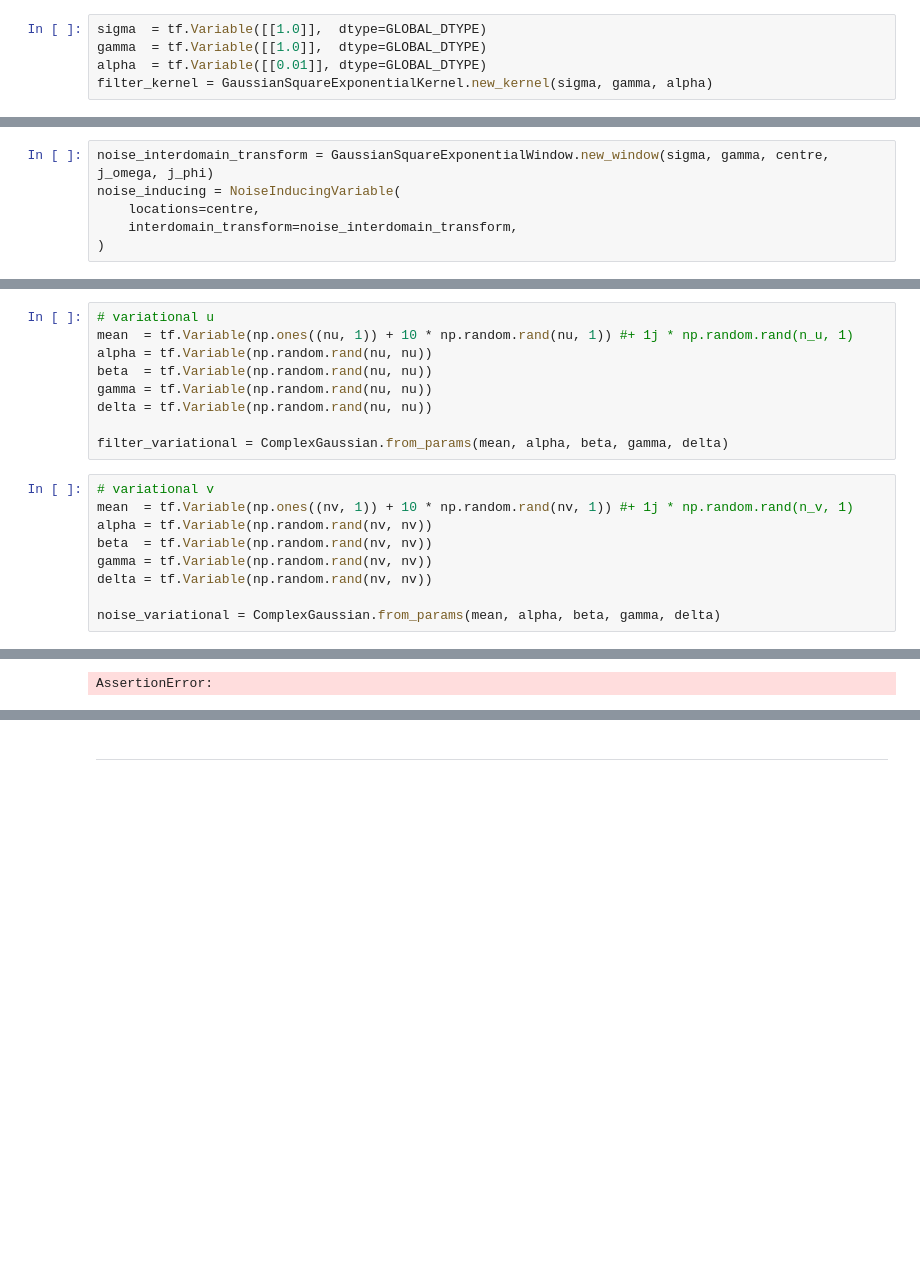
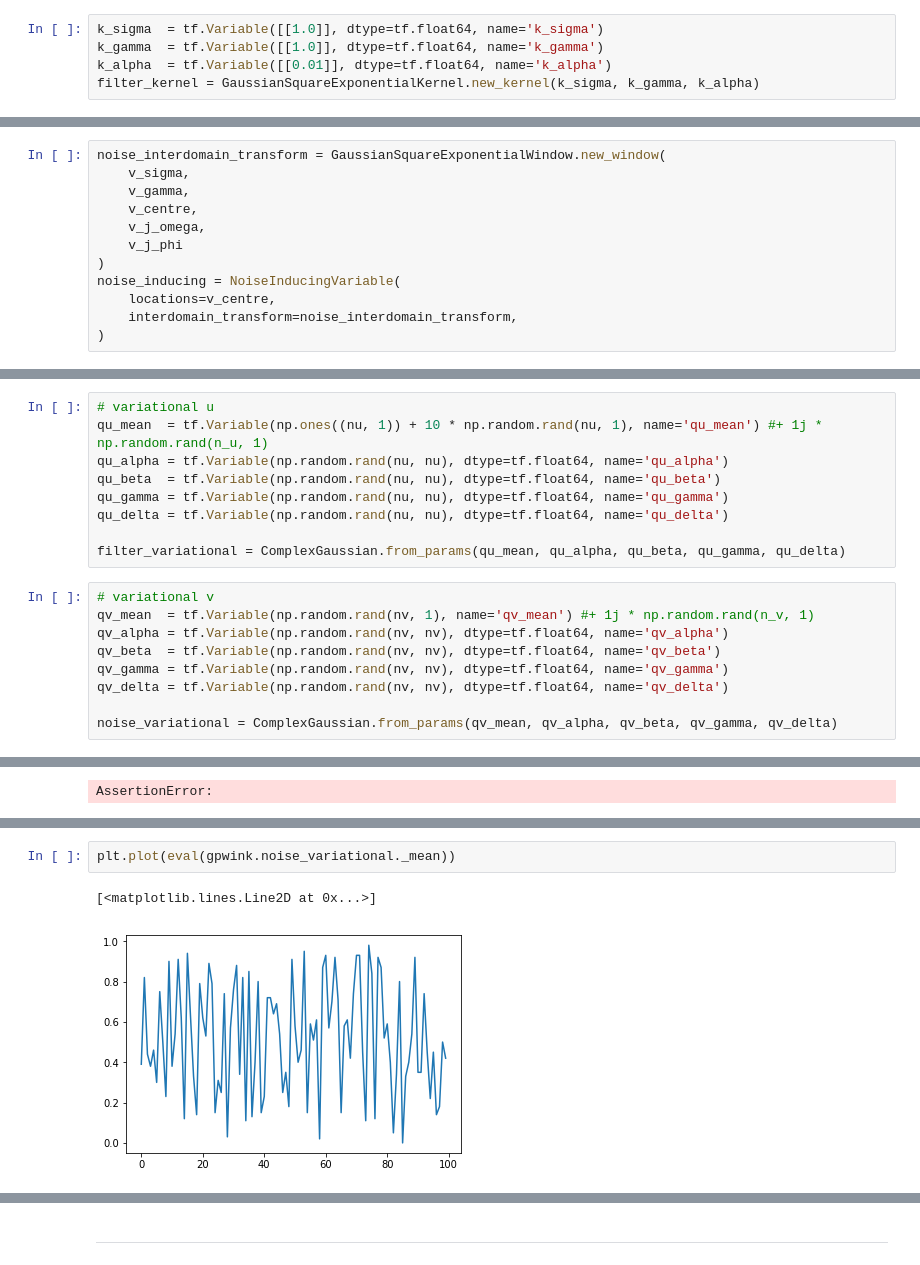
Before and after one commit to Canas/gpwink, a Jupyter notebook: examples/gpwink_elbo_calculation.ipynb, the cells around one changed output, grey strips where cells are left out. Saved outputs shown, nothing was run; the diff lists cells and outputs as text; blank space fills up the shorter version.

```diff
--- a/examples/gpwink_elbo_calculation.ipynb
+++ b/examples/gpwink_elbo_calculation.ipynb
@@ -50,10 +83,10 @@ nv = 10
 # %% [markdown]
 Build filter kernel
 # %%
-sigma  = tf.Variable([[1.0]],  dtype=GLOBAL_DTYPE)
-gamma  = tf.Variable([[1.0]],  dtype=GLOBAL_DTYPE)
-alpha  = tf.Variable([[0.01]], dtype=GLOBAL_DTYPE)
-filter_kernel = GaussianSquareExponentialKernel.new_kernel(sigma, gamma, alpha)
+k_sigma  = tf.Variable([[1.0]], dtype=tf.float64, name='k_sigma')
+k_gamma  = tf.Variable([[1.0]], dtype=tf.float64, name='k_gamma')
+k_alpha  = tf.Variable([[0.01]], dtype=tf.float64, name='k_alpha')
+filter_kernel = GaussianSquareExponentialKernel.new_kernel(k_sigma, k_gamma, k_alpha)
 # %% [markdown]
 Build interdomain inducing variables
 # %%
@@ -84,29 +123,35 @@ j_phi   = tf.Variable(tf.ones((nv, 1)))
 # %%
-noise_interdomain_transform = GaussianSquareExponentialWindow.new_window(sigma, gamma, centre, j_omega, j_phi)
+noise_interdomain_transform = GaussianSquareExponentialWindow.new_window(
+    v_sigma,
+    v_gamma,
+    v_centre,
+    v_j_omega,
+    v_j_phi
+)
 noise_inducing = NoiseInducingVariable(
-    locations=centre,
+    locations=v_centre,
     interdomain_transform=noise_interdomain_transform,
 )
 # %% [markdown]
 Build Variational approximators
 # %%
 # variational u
-mean  = tf.Variable(np.ones((nu, 1)) + 10 * np.random.rand(nu, 1)) #+ 1j * np.random.rand(n_u, 1)
-alpha = tf.Variable(np.random.rand(nu, nu))
-beta  = tf.Variable(np.random.rand(nu, nu))
-gamma = tf.Variable(np.random.rand(nu, nu))
-delta = tf.Variable(np.random.rand(nu, nu))
+qu_mean  = tf.Variable(np.ones((nu, 1)) + 10 * np.random.rand(nu, 1), name='qu_mean') #+ 1j * np.random.rand(n_u, 1)
+qu_alpha = tf.Variable(np.random.rand(nu, nu), dtype=tf.float64, name='qu_alpha')
+qu_beta  = tf.Variable(np.random.rand(nu, nu), dtype=tf.float64, name='qu_beta')
+qu_gamma = tf.Variable(np.random.rand(nu, nu), dtype=tf.float64, name='qu_gamma')
+qu_delta = tf.Variable(np.random.rand(nu, nu), dtype=tf.float64, name='qu_delta')
 
-filter_variational = ComplexGaussian.from_params(mean, alpha, beta, gamma, delta)
+filter_variational = ComplexGaussian.from_params(qu_mean, qu_alpha, qu_beta, qu_gamma, qu_delta)
 # %%
 # variational v
-mean  = tf.Variable(np.ones((nv, 1)) + 10 * np.random.rand(nv, 1)) #+ 1j * np.random.rand(n_v, 1)
-alpha = tf.Variable(np.random.rand(nv, nv))
-beta  = tf.Variable(np.random.rand(nv, nv))
-gamma = tf.Variable(np.random.rand(nv, nv))
-delta = tf.Variable(np.random.rand(nv, nv))
+qv_mean  = tf.Variable(np.random.rand(nv, 1), name='qv_mean') #+ 1j * np.random.rand(n_v, 1)
+qv_alpha = tf.Variable(np.random.rand(nv, nv), dtype=tf.float64, name='qv_alpha')
+qv_beta  = tf.Variable(np.random.rand(nv, nv), dtype=tf.float64, name='qv_beta')
+qv_gamma = tf.Variable(np.random.rand(nv, nv), dtype=tf.float64, name='qv_gamma')
+qv_delta = tf.Variable(np.random.rand(nv, nv), dtype=tf.float64, name='qv_delta')
 
-noise_variational = ComplexGaussian.from_params(mean, alpha, beta, gamma, delta)
+noise_variational = ComplexGaussian.from_params(qv_mean, qv_alpha, qv_beta, qv_gamma, qv_delta)
 # %% [markdown]
 Create GPWiNK Object
 # %%
@@ -136,0 +207,5 @@ InvalidArgumentError: Retval[0] does not have value
+# %%
+plt.plot(eval(gpwink.noise_variational._mean))
+# %% [output]
+[<matplotlib.lines.Line2D at 0x...>]
+[figure, added]
```
Also changed, not shown: parts of 143 cells of this notebook.
